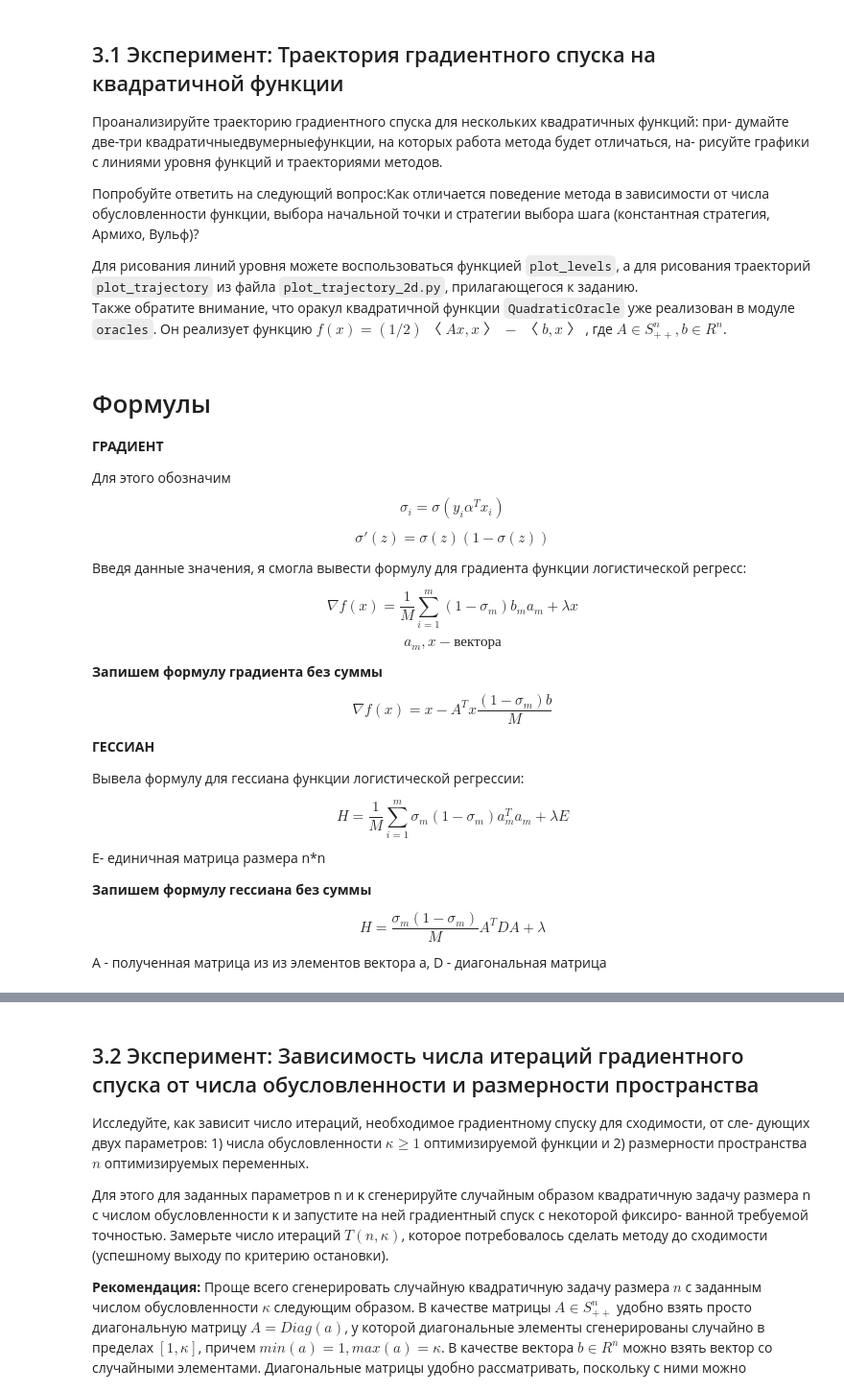
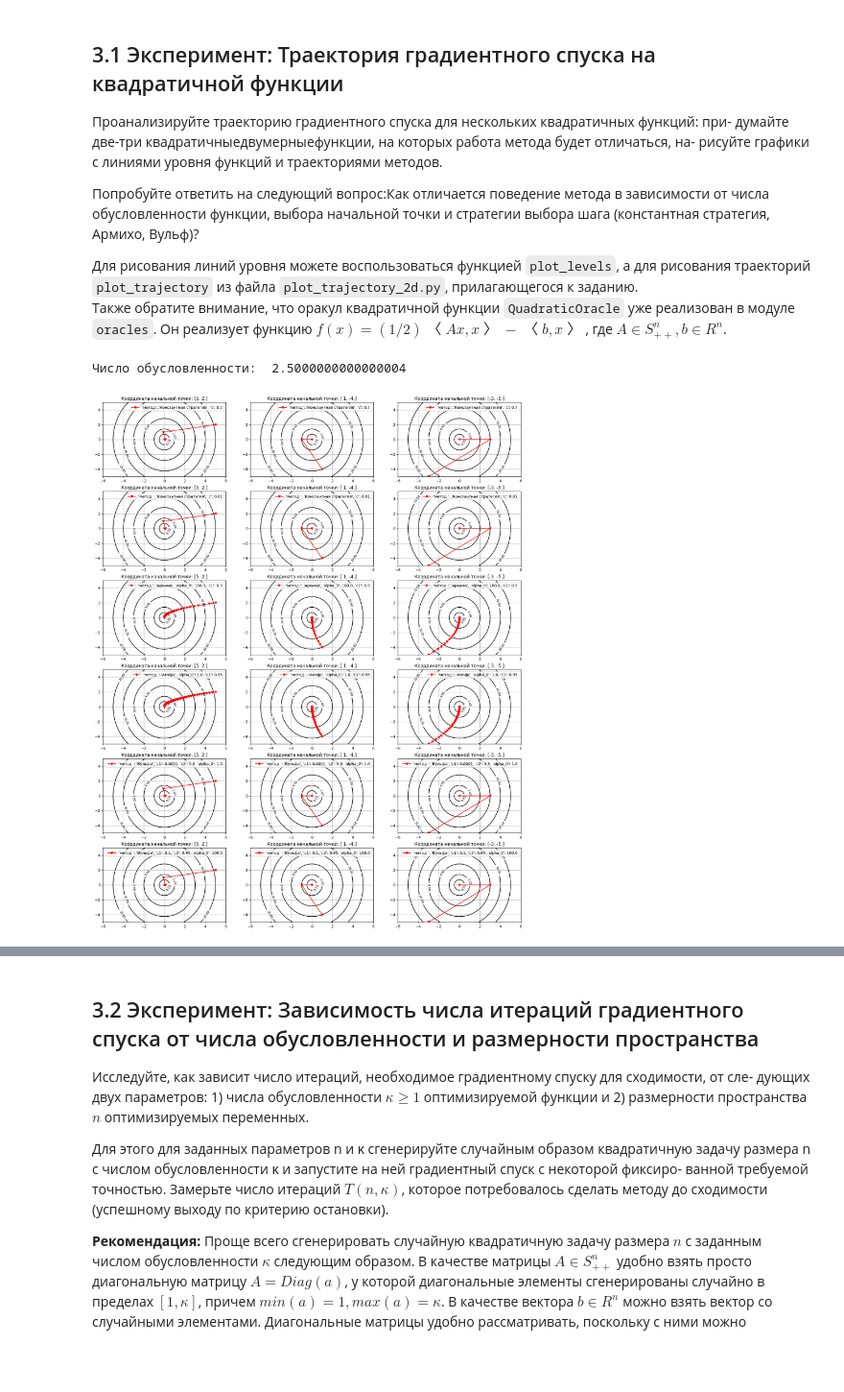
Before and after one commit to sergeiperel/MachineLearning2023, a Jupyter notebook: homework04/homework-practice-04-Optimization_in_ML/homework-practice-04-Optimization_in_ML.ipynb, the cells around one changed output, grey strips where cells are left out. Shown at 96% size. Drawn from its saved outputs; the diff is of its cells as text; code cells hidden in the pictures; blank space fills up the shorter version.

```diff
--- a/homework04/homework-practice-04-Optimization_in_ML/homework-practice-04-Optimization_in_ML.ipynb
+++ b/homework04/homework-practice-04-Optimization_in_ML/homework-practice-04-Optimization_in_ML.ipynb
@@ -195,35 +241,3 @@ https://github.com/arodomanov/cmc-mipt17-opt-course/tree/master/task
 траекторий `plot_trajectory` из файла `plot_trajectory_2d.py`, прилагающегося к заданию.
 Также обратите внимание, что оракул квадратичной функции `QuadraticOracle` уже реализован в
 модуле `oracles`. Он реализует функцию $f(x) = (1/2)〈Ax, x〉−〈b, x〉$, где $A∈S^n_{++}, b ∈ R^n$.
-# %% [markdown]
-# Формулы
-
-**ГРАДИЕНТ**
-
-Для этого обозначим
-$$ σ_i = σ(y_i  α^T  x_i)$$
-
-$$ σ′(z) = σ(z)(1 − σ(z))$$
-
-Введя данные значения, я смогла вывести формулу для градиента функции логистической регресс:
-
-$$∇f(x) = \frac{1}{M}\sum_{i=1}^m (1 - σ_m) b_m a_m + λx$$
-
-$$a_m, x - вектора$$
-
-**Запишем формулу градиента без суммы**
-
-$$∇f(x) = x - A^T x \frac{(1 - σ_m) b}{M}$$
-
-
-**ГЕССИАН**
-
-Вывела формулу для гессиана функции логистической регрессии:
-
-$$H = \frac{1}{M}\sum_{i=1}^m σ_m (1 - σ_m) a_m^T a_m + λ E$$
-E- единичная матрица размера n*n
-
-**Запишем формулу гессиана без суммы**
-
-$$H = \frac{σ_m (1 - σ_m)}{M} A^T D A + λ$$
-A - полученная матрица из из элементов вектора a, D - диагональная матрица
@@ -240,15 +244,30 @@ from sklearn.datasets import load_svmlight_file
+# %%
+#Задание начальных точек
+x_start = np.array([[5., 2.], [1., -4.], [-3., -5.]])
+
+#Задание исследуемых методов (Константная стратегия, метод Архимо и метод Вульфа)
+methods = [{'метод': 'Константная стратегия', 'c': 0.7}, {'метод ': 'Константная стратегия', 'c': 0.01},
+           {'метод ': 'Архимо', 'alpha_0': 100.0, 'c1':0.9}, {'метод ':'Armijo', 'alpha_0':1.0, 'c1':0.95},
+           {"метод ":'Вульфа', 'c1':1e-4, 'c2':0.8, 'alpha_0':1.0},
+           {"метод ":'Вульфа', 'c1':0.1, 'c2':0.95, 'alpha_0':100.0}]
+# %%
+#Хорошо обусловленная матрица
+
+A = np.array([[2.0, 0.], [0., 1.0]])
+b = np.zeros(2)
+oracle = oracles.QuadraticOracle(A, b)
+print('Число обусловленности: ', np.linalg.norm(A) * np.linalg.norm(np.linalg.inv(A)))
+# %% [output]
+Число обусловленности:  2.5000000000000004
 # %%
-methods = ['Wolfe', 'Armijo', 'Constant']
-
-def plot_graph(A, b, start_points):
-    fig, ax = plt.subplots(3, 3, figsize=(15, 15))
-
-    for i, method in enumerate(methods):
-        for j, start_point in enumerate(start_points):
-            oracle = oracles.QuadraticOracle(A, b)
-            line_search = optimization.LineSearchTool(method=method, c=0.3)
-            [x_star, msg, history] = optimization.gradient_descent(oracle=oracle, x_0=np.array(start_point),
-                                                      line_search_options=line_search, trace=True)
-            plot_levels(oracle.func, ax[i][j])
-            plot_trajectory(oracle.func, ax[i][j], history['x'])
-            ax[i][j].set_title(f"method={method}, x0={start_point}, итераций={len(history['x'])}")
+fig, ax = plt.subplots(len(methods), len(x_start), figsize = (20,25))
+for i in range(len(methods)):
+    for j in range(len(x_start)):
+        [x_star, msg, history] = optimization.gradient_descent(oracle, x_start[j],
+                                                               line_search_options = methods[i], trace=True)
+        plot_levels(oracle.func, ax[i][j])
+        plot_trajectory(oracle.func, history['x'], ax[i][j], label=str(methods[i])[1:-1])
+        ax[i][j].set_title("Координата начальной точки: " + str(x_start[j]))
+        ax[i][j].legend()
+# %% [output]
+[figure, added]
```
Also changed, not shown: parts of 41 cells of this notebook.
